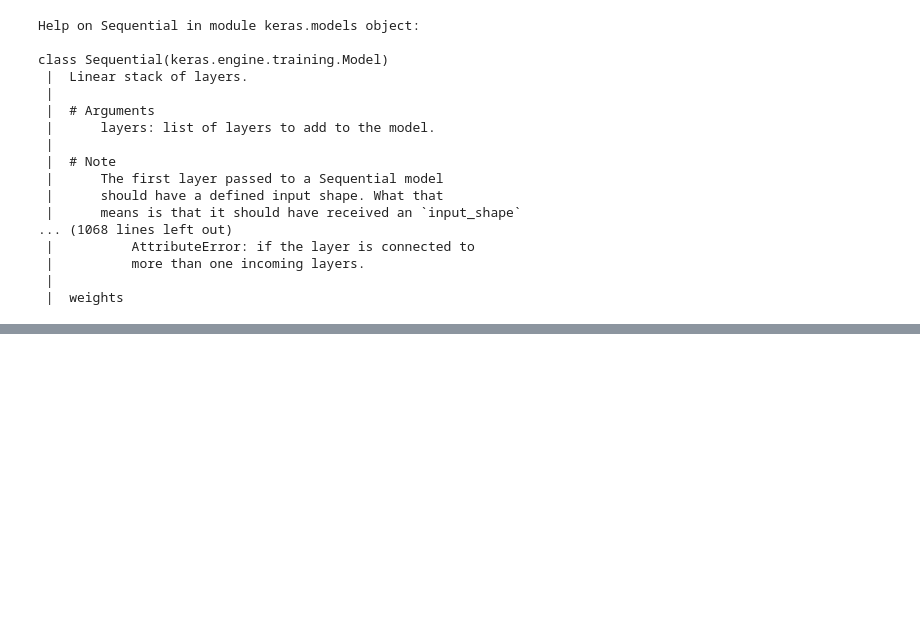
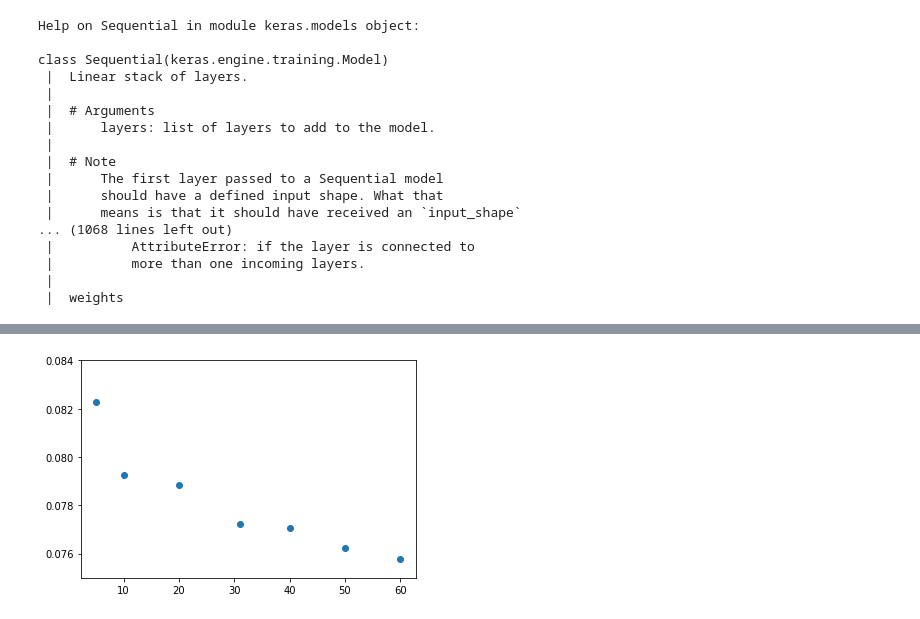
Before and after one commit to Copete/CS181_P1_AnFaXi, a Jupyter notebook: Antonio/P1_Antonio.ipynb, the cells around one changed output, grey strips where cells are left out. Saved outputs shown, nothing was run; the diff lists cells and outputs as text; code cells hidden in the pictures; blank space fills up the shorter version.

```diff
--- a/Antonio/P1_Antonio.ipynb
+++ b/Antonio/P1_Antonio.ipynb
@@ -706,0 +928,8 @@ list
+# %%
+# Loop over size of first layer
+n_nodes = np.array([[5],[10],[20],[31],[40],[50],[60]])
+mse_DL1 = []
+for n in n_nodes:
+    mse_DL0 = train_model_DL(X_train2,Y_train,n)
+    print("Deep Learning MSE ({} nodes): {}".format(n,mse_DL0))
+    mse_DL1 = np.append(mse_DL1, mse_DL0)
@@ -706,0 +954,7 @@ list
+# %%
+plt.scatter(n_nodes,mse_DL1)
+#plt.title('MSE vs third layer nodes')
+plt.ylim((0.075,0.084))
+plt.show()
+# %% [output]
+[figure, added]
```
Also changed, not shown: parts of 20 cells of this notebook, 5 other files.
